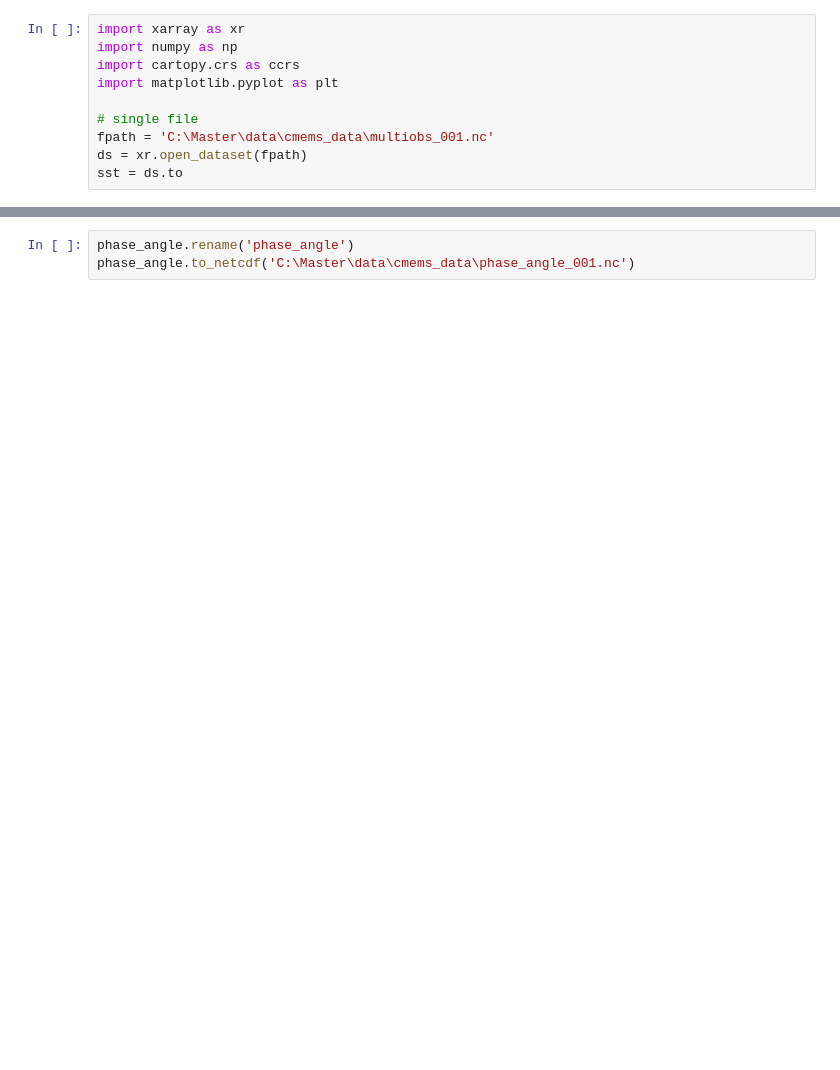
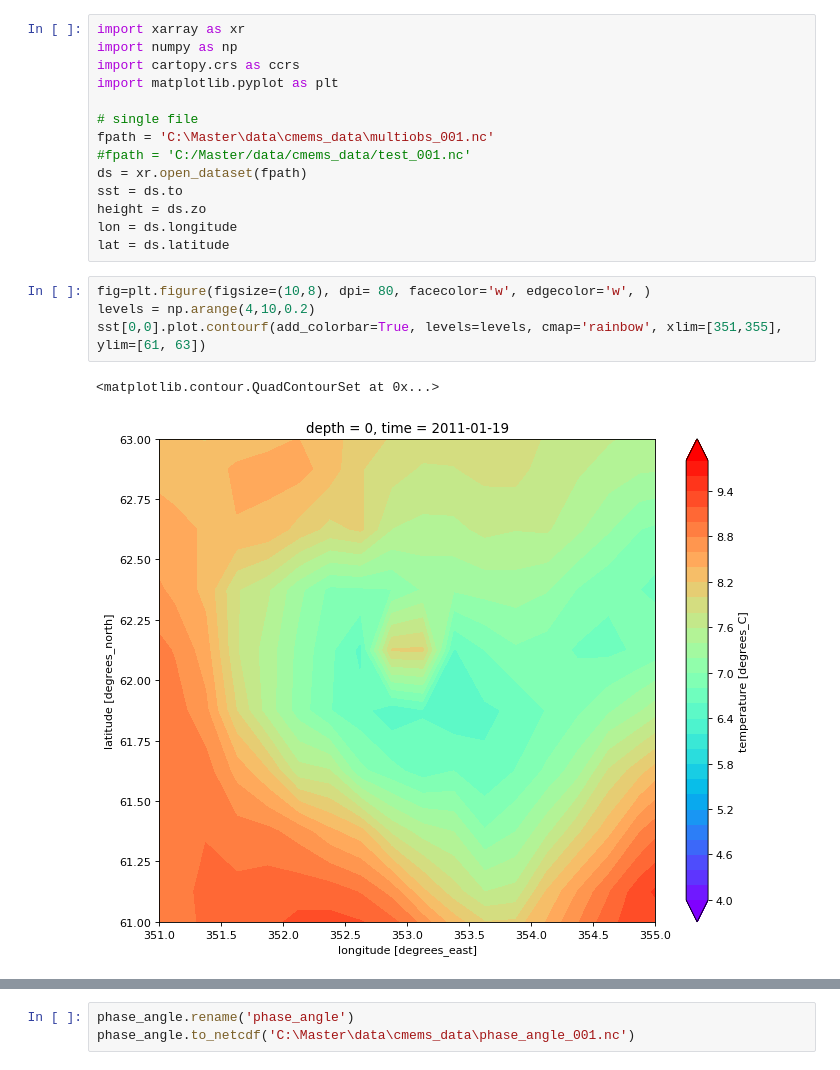
Before and after one commit to evenlwanvik/TTK-4900-Master, a Jupyter notebook: visualize/altimetryData.ipynb, the cells around one changed output, grey strips where cells are left out. Saved outputs shown, nothing was run; the diff lists cells and outputs as text; blank space fills up the shorter version.

```diff
--- a/visualize/altimetryData.ipynb
+++ b/visualize/altimetryData.ipynb
@@ -6,5 +6,16 @@ import matplotlib.pyplot as plt
 
 # single file
 fpath = 'C:\Master\data\cmems_data\multiobs_001.nc'
+#fpath = 'C:/Master/data/cmems_data/test_001.nc'
 ds = xr.open_dataset(fpath)
 sst = ds.to
+height = ds.zo
+lon = ds.longitude
+lat = ds.latitude
+# %%
+fig=plt.figure(figsize=(10,8), dpi= 80, facecolor='w', edgecolor='w', )
+levels = np.arange(4,10,0.2)
+sst[0,0].plot.contourf(add_colorbar=True, levels=levels, cmap='rainbow', xlim=[351,355], ylim=[61, 63])
+# %% [output]
+<matplotlib.contour.QuadContourSet at 0x...>
+[figure, added]
```
Also changed, not shown: parts of 8 cells of this notebook, 4 other files.
